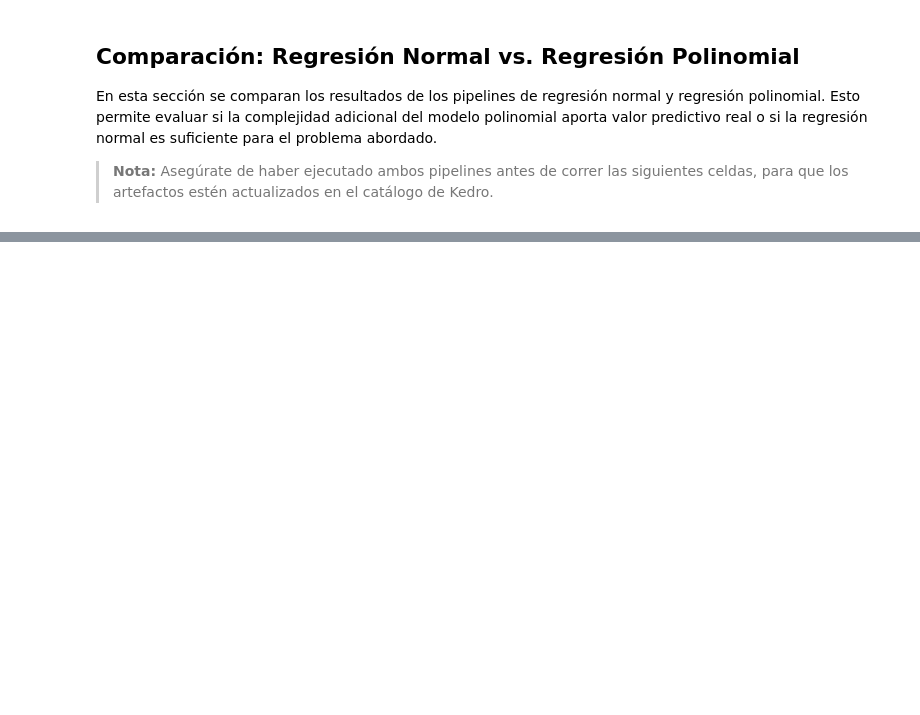
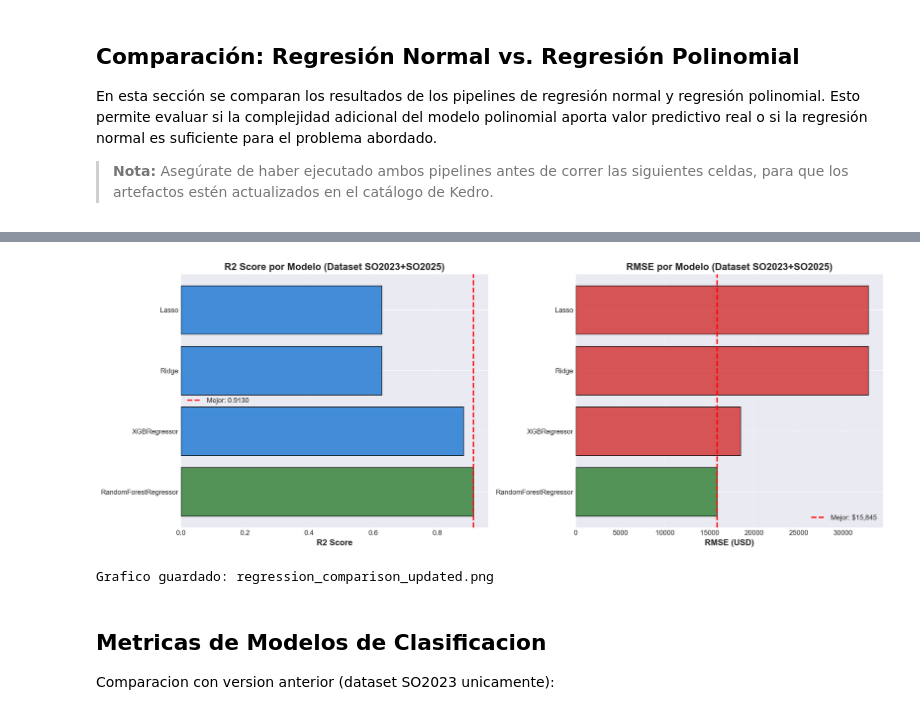
Before and after one commit to HecAguilaV/ML_Analisis_Ecosistema_Dev, a Jupyter notebook: notebooks/02_analisis_de_resultados.ipynb, the cells around one changed output, grey strips where cells are left out. Drawn from its saved outputs; the diff is of its cells as text; code cells hidden in the pictures; blank space fills up the shorter version.

```diff
--- a/notebooks/02_analisis_de_resultados.ipynb
+++ b/notebooks/02_analisis_de_resultados.ipynb
@@ -1032,0 +1738,33 @@ docker-compose up -d
+# %%
+# === IMPORTS ===
+import matplotlib.pyplot as plt
+import pandas as pd
+
+# Gráfico comparativo de regresión actualizado
+fig, axes = plt.subplots(1, 2, figsize=(16, 6))
+
+# R² Score
+colors = ['#2E7D32' if m == 'RandomForestRegressor' else '#1976D2' for m in df_reg_new['Modelo']]
+axes[0].barh(df_reg_new['Modelo'], df_reg_new['R2'], color=colors, alpha=0.8, edgecolor='black')
+axes[0].set_xlabel('R2 Score', fontsize=12, fontweight='bold')
+axes[0].set_title('R2 Score por Modelo (Dataset SO2023+SO2025)', fontsize=14, fontweight='bold')
+axes[0].axvline(x=0.9130, color='red', linestyle='--', linewidth=2, label='Mejor: 0.9130')
+axes[0].legend(fontsize=10)
+axes[0].grid(axis='x', alpha=0.3)
+
+# RMSE
+df_reg_rmse = df_reg_new[df_reg_new['RMSE'] < 100000]  # Filtrar outliers
+colors_rmse = ['#2E7D32' if m == 'RandomForestRegressor' else '#D32F2F' for m in df_reg_rmse['Modelo']]
+axes[1].barh(df_reg_rmse['Modelo'], df_reg_rmse['RMSE'], color=colors_rmse, alpha=0.8, edgecolor='black')
+axes[1].set_xlabel('RMSE (USD)', fontsize=12, fontweight='bold')
+axes[1].set_title('RMSE por Modelo (Dataset SO2023+SO2025)', fontsize=14, fontweight='bold')
+axes[1].axvline(x=15845, color='red', linestyle='--', linewidth=2, label='Mejor: $15,845')
+axes[1].legend(fontsize=10)
+axes[1].grid(axis='x', alpha=0.3)
+
+plt.tight_layout()
+plt.savefig('../data/08_reporting/regression_comparison_updated.png', dpi=300, bbox_inches='tight')
+plt.show()
+
+print("Grafico guardado: regression_comparison_updated.png")
+# %% [output]
@@ -1032,0 +1772,6 @@ docker-compose up -d
+[figure, added]
+Grafico guardado: regression_comparison_updated.png
+# %% [markdown]
+## Metricas de Modelos de Clasificacion
+
+Comparacion con version anterior (dataset SO2023 unicamente):
```
Also changed, not shown: parts of 38 cells of this notebook, 35 other files.
